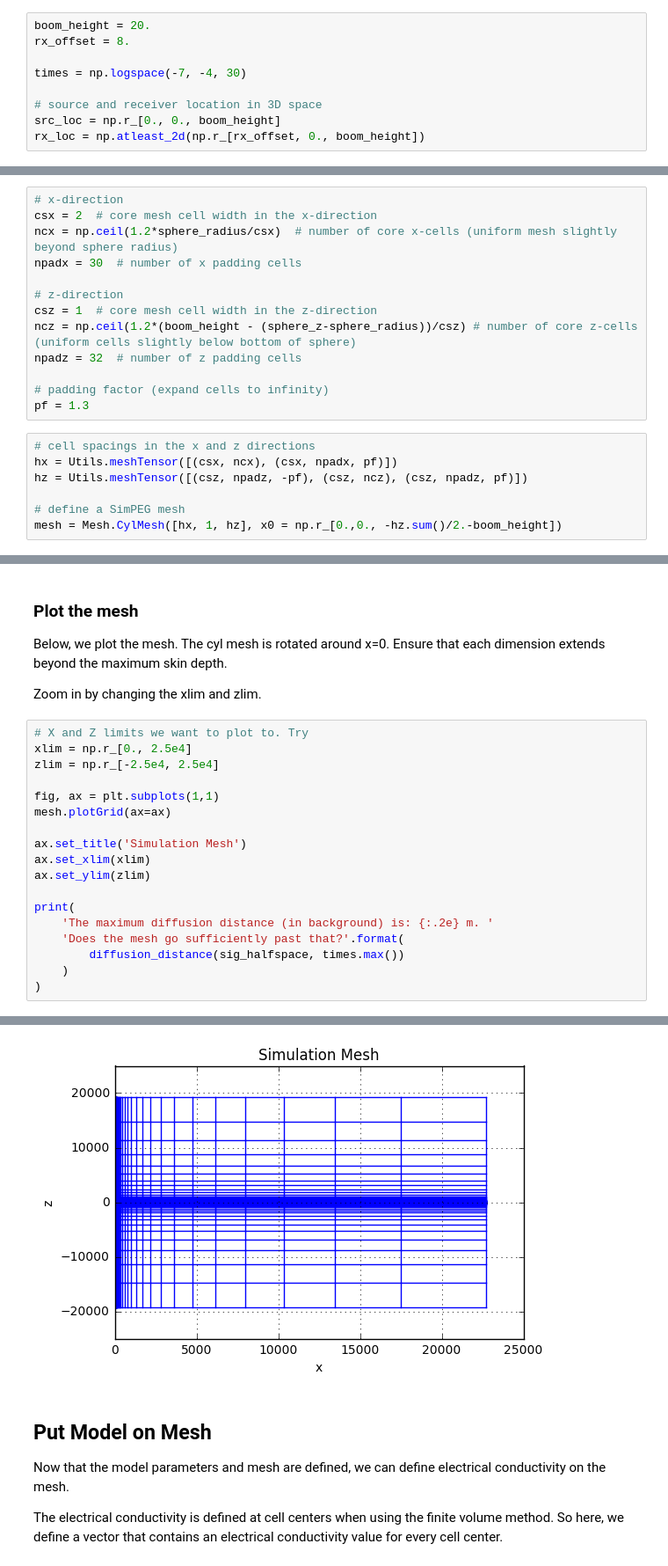
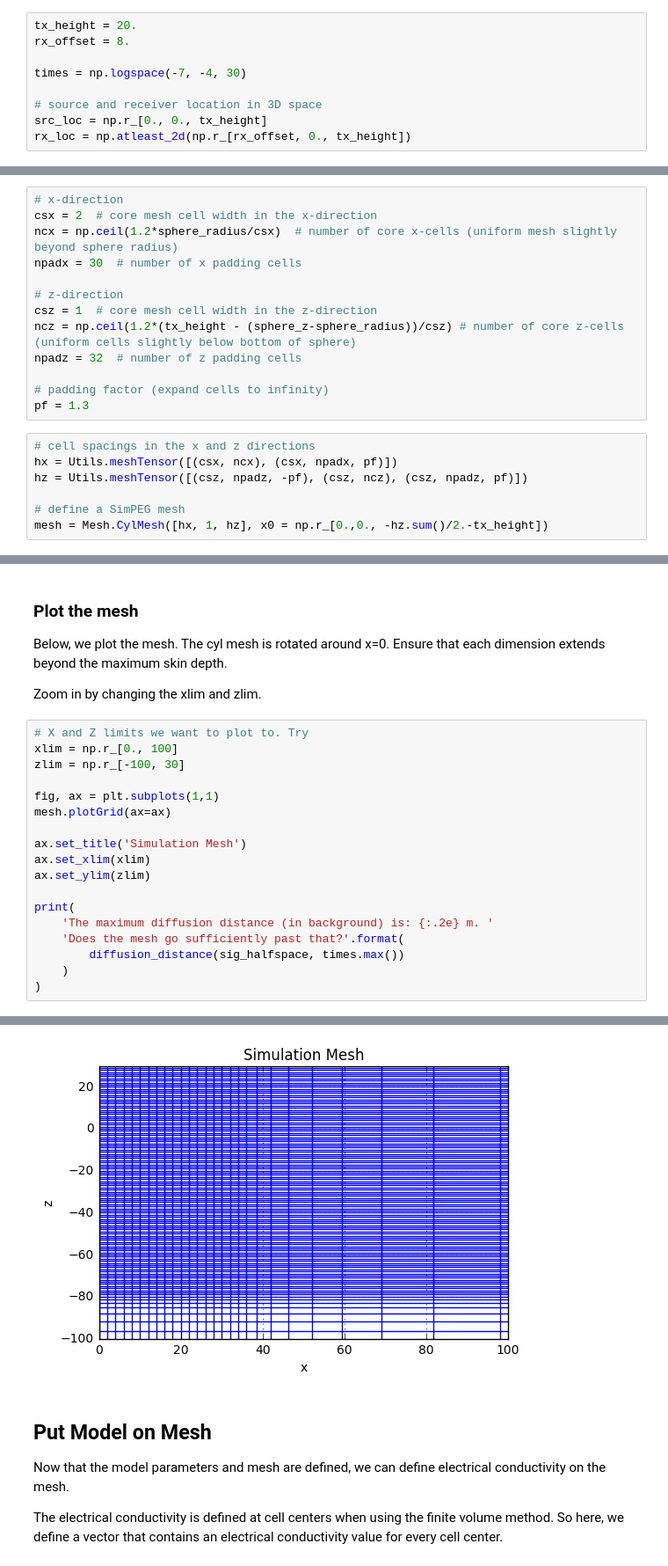
Before and after one commit to simpeg/em-notebooks, a Jupyter notebook: notebooks/TDEM_vmd_sounding_over_sphere.ipynb, the cells around one changed output, grey strips where cells are left out. Shown: that part at 88% size. Saved outputs shown, nothing was run; the diff lists cells and outputs as text.

```diff
--- a/notebooks/TDEM_vmd_sounding_over_sphere.ipynb
+++ b/notebooks/TDEM_vmd_sounding_over_sphere.ipynb
@@ -61,14 +61,14 @@ sphere_radius = 30.
 - Receiver offset from transmitter by 8m horizontally
 - We will sample 30 times from $10^{-7}$s to $10^{-4}$s
 # %%
-boom_height = 20.
+tx_height = 20.
 rx_offset = 8.
 
 times = np.logspace(-7, -4, 30)
 
 # source and receiver location in 3D space
-src_loc = np.r_[0., 0., boom_height]
-rx_loc = np.atleast_2d(np.r_[rx_offset, 0., boom_height])
+src_loc = np.r_[0., 0., tx_height]
+rx_loc = np.atleast_2d(np.r_[rx_offset, 0., tx_height])
 # %%
 # print the min and max diffusion distances to make sure mesh is
 # fine enough and extends far enough
@@ -105,7 +105,7 @@ npadx = 30  # number of x padding cells
 
 # z-direction
 csz = 1  # core mesh cell width in the z-direction
-ncz = np.ceil(1.2*(boom_height - (sphere_z-sphere_radius))/csz) # number of core z-cells (uniform cells slightly below bottom of sphere)
+ncz = np.ceil(1.2*(tx_height - (sphere_z-sphere_radius))/csz) # number of core z-cells (uniform cells slightly below bottom of sphere)
 npadz = 32  # number of z padding cells
 
 # padding factor (expand cells to infinity)
@@ -116,4 +116,4 @@ hx = Utils.meshTensor([(csx, ncx), (csx, npadx, pf)])
 hz = Utils.meshTensor([(csz, npadz, -pf), (csz, ncz), (csz, npadz, pf)])
 
 # define a SimPEG mesh
-mesh = Mesh.CylMesh([hx, 1, hz], x0 = np.r_[0.,0., -hz.sum()/2.-boom_height])
+mesh = Mesh.CylMesh([hx, 1, hz], x0 = np.r_[0.,0., -hz.sum()/2.-tx_height])
@@ -125,25 +140,25 @@ Below, we plot the mesh. The cyl mesh is rotated around x=0. Ensure that each di
 Zoom in by changing the xlim and zlim.
 # %%
 # X and Z limits we want to plot to. Try
-xlim = np.r_[0., 2.5e4]
-zlim = np.r_[-2.5e4, 2.5e4]
+xlim = np.r_[0., 100]
+zlim = np.r_[-100, 30]
 
 fig, ax = plt.subplots(1,1)
 mesh.plotGrid(ax=ax)
 
 ax.set_title('Simulation Mesh')
 ax.set_xlim(xlim)
 ax.set_ylim(zlim)
 
 print(
     'The maximum diffusion distance (in background) is: {:.2e} m. '
     'Does the mesh go sufficiently past that?'.format(
         diffusion_distance(sig_halfspace, times.max())
     )
 )
 # %% [output]
 The maximum diffusion distance (in background) is: 1.14e+04 m. Does the mesh go sufficiently past that?
-[figure, old version]
+[figure, new version]
 # %% [markdown]
 ## Put Model on Mesh
 
```
Also changed, not shown: parts of 5 cells of this notebook, 3 other files.
